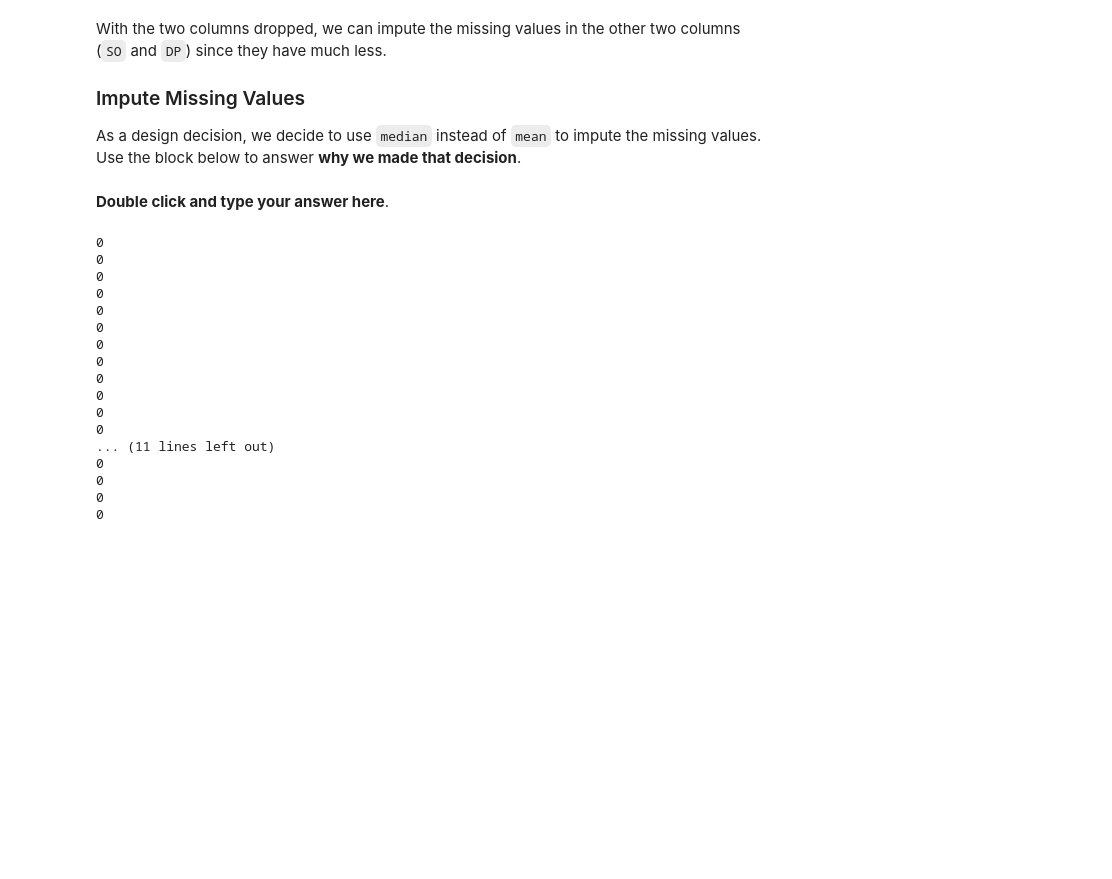
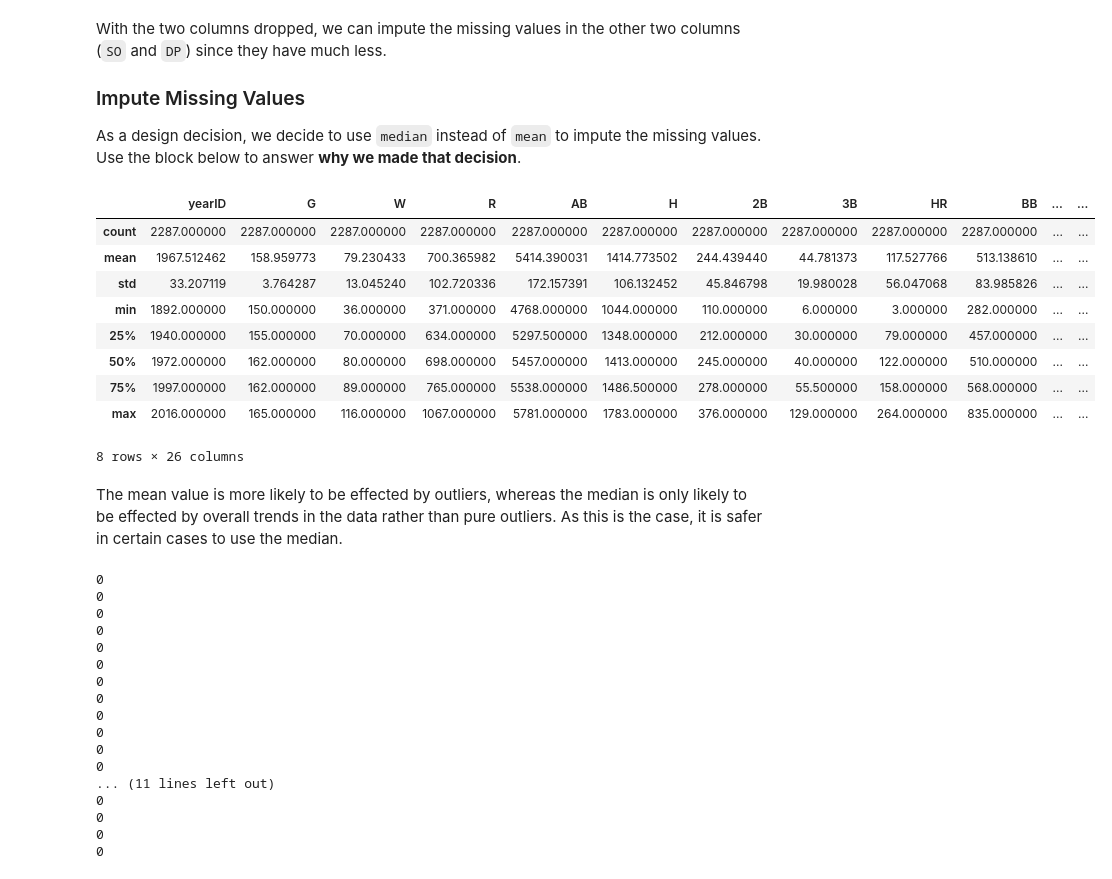
Before and after one commit to fairfield-university-ba545/week-1-dylanmeyer66, a Jupyter notebook: Mini_project_1_baseball_analytics_pt1.ipynb, the cells around one changed output. Cells and saved outputs as stored; diff of their text form; code cells hidden in the pictures; blank space fills up the shorter version.

Commit message:
explanation for median

```diff
--- a/Mini_project_1_baseball_analytics_pt1.ipynb
+++ b/Mini_project_1_baseball_analytics_pt1.ipynb
@@ -181,8 +183,21 @@ With the two columns dropped, we can impute the missing values in the other two
 ### Impute Missing Values
 
 As a design decision, we decide to use `median` instead of `mean` to impute the missing values. Use the block below to answer __why we made that decision__.
-# %% [markdown]
-__Double click and type your answer here__.
+# %%
+df.describe()
+# %% [output]
+|  | yearID | G | W | R | AB | H | 2B | 3B | HR | BB | ... | ... |
+| count | 2287.000000 | 2287.000000 | 2287.000000 | 2287.000000 | 2287.000000 | 2287.000000 | 2287.000000 | 2287.000000 | 2287.000000 | 2287.000000 | ... | ... |
+| mean | 1967.512462 | 158.959773 | 79.230433 | 700.365982 | 5414.390031 | 1414.773502 | 244.439440 | 44.781373 | 117.527766 | 513.138610 | ... | ... |
+| std | 33.207119 | 3.764287 | 13.045240 | 102.720336 | 172.157391 | 106.132452 | 45.846798 | 19.980028 | 56.047068 | 83.985826 | ... | ... |
+| min | 1892.000000 | 150.000000 | 36.000000 | 371.000000 | 4768.000000 | 1044.000000 | 110.000000 | 6.000000 | 3.000000 | 282.000000 | ... | ... |
+| 25% | 1940.000000 | 155.000000 | 70.000000 | 634.000000 | 5297.500000 | 1348.000000 | 212.000000 | 30.000000 | 79.000000 | 457.000000 | ... | ... |
+| 50% | 1972.000000 | 162.000000 | 80.000000 | 698.000000 | 5457.000000 | 1413.000000 | 245.000000 | 40.000000 | 122.000000 | 510.000000 | ... | ... |
+| 75% | 1997.000000 | 162.000000 | 89.000000 | 765.000000 | 5538.000000 | 1486.500000 | 278.000000 | 55.500000 | 158.000000 | 568.000000 | ... | ... |
+| max | 2016.000000 | 165.000000 | 116.000000 | 1067.000000 | 5781.000000 | 1783.000000 | 376.000000 | 129.000000 | 264.000000 | 835.000000 | ... | ... |
+8 rows × 26 columns
+# %% [markdown]
+The mean value is more likely to be effected by outliers, whereas the median is only likely to be effected by overall trends in the data rather than pure outliers. As this is the case, it is safer in certain cases to use the median.
 # %%
 # Filling the missing values with the median of their respective column values
 #### complete your code below
```
Also changed, not shown: parts of 3 cells of this notebook.
